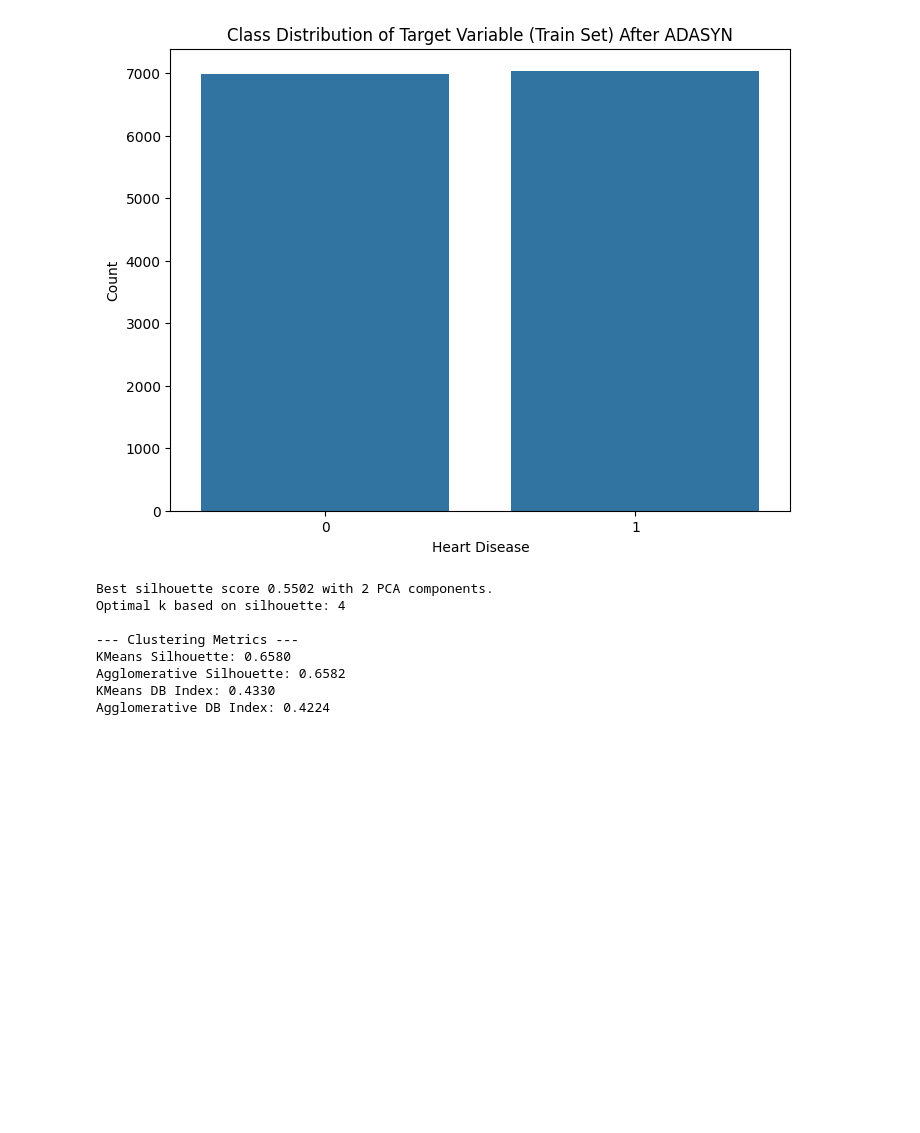
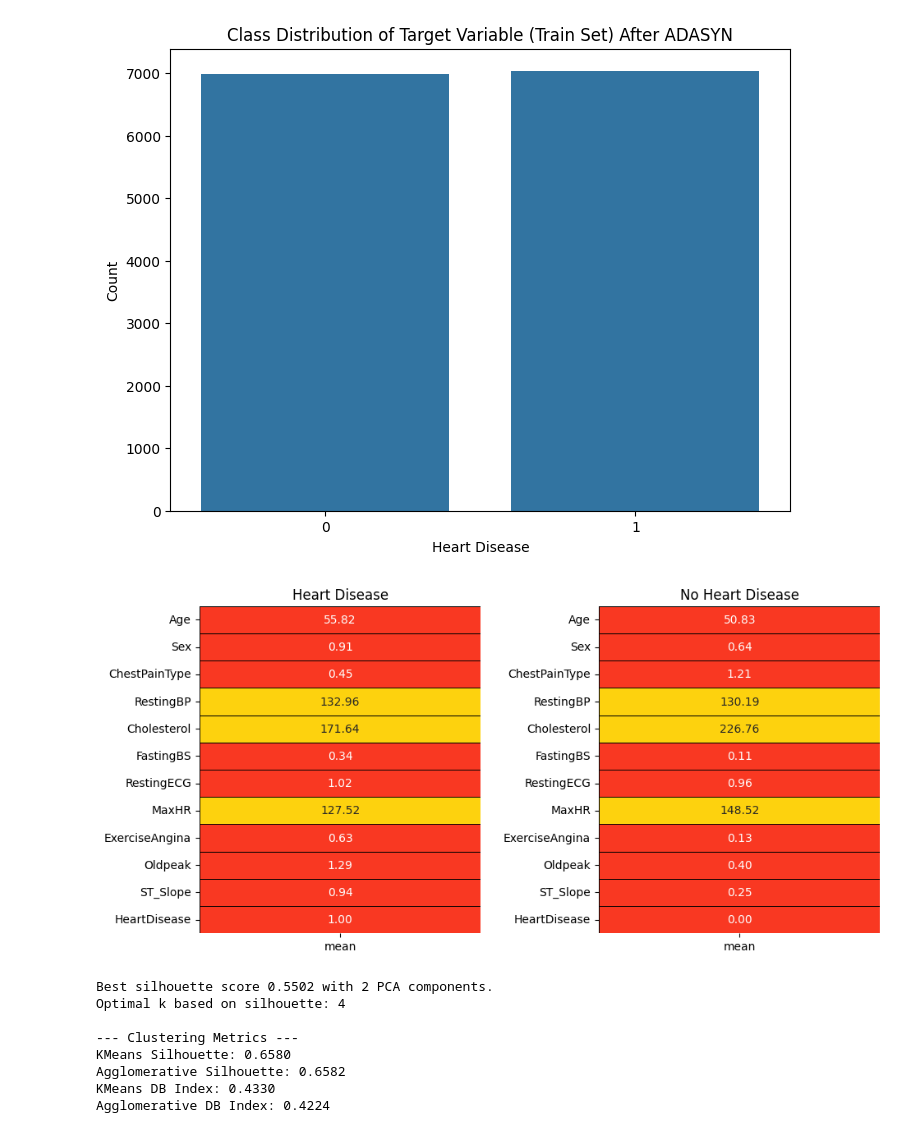
Before and after one commit to MuzammilAmjad/MLProject, a Jupyter notebook: DS1/DS1.ipynb, the cells around one changed output. Saved outputs shown, nothing was run; the diff lists cells and outputs as text; code cells hidden in the pictures; blank space fills up the shorter version.

Commit message:
Subplot for 0 and 1 classes

```diff
--- a/DS1/DS1.ipynb
+++ b/DS1/DS1.ipynb
@@ -287,6 +287,25 @@ After ADASYN: HeartDisease
 0    6987
 Name: count, dtype: int64
 [figure]
+# %%
+yes = df[df['HeartDisease'] == 1].describe().T
+no = df[df['HeartDisease'] == 0].describe().T
+colors = ['#F93822', '#FDD20E']
+
+fig, ax = plt.subplots(nrows=1, ncols=2, figsize=(10, 5))
+
+plt.subplot(1, 2, 1)
+sns.heatmap(yes[['mean']], annot=True, cmap=colors, linewidths=0.4, linecolor='black', cbar=False, fmt='.2f')
+plt.title('Heart Disease')
+
+plt.subplot(1, 2, 2)
+sns.heatmap(no[['mean']], annot=True, cmap=colors, linewidths=0.4, linecolor='black', cbar=False, fmt='.2f')
+plt.title('No Heart Disease')
+
+fig.tight_layout(pad=2)
+plt.show()
+# %% [output]
+[figure, added]
 # %%
 # 1. Preprocessing: Handle missing values and scale
 X_clustering = X_train_resampled.copy()
```
